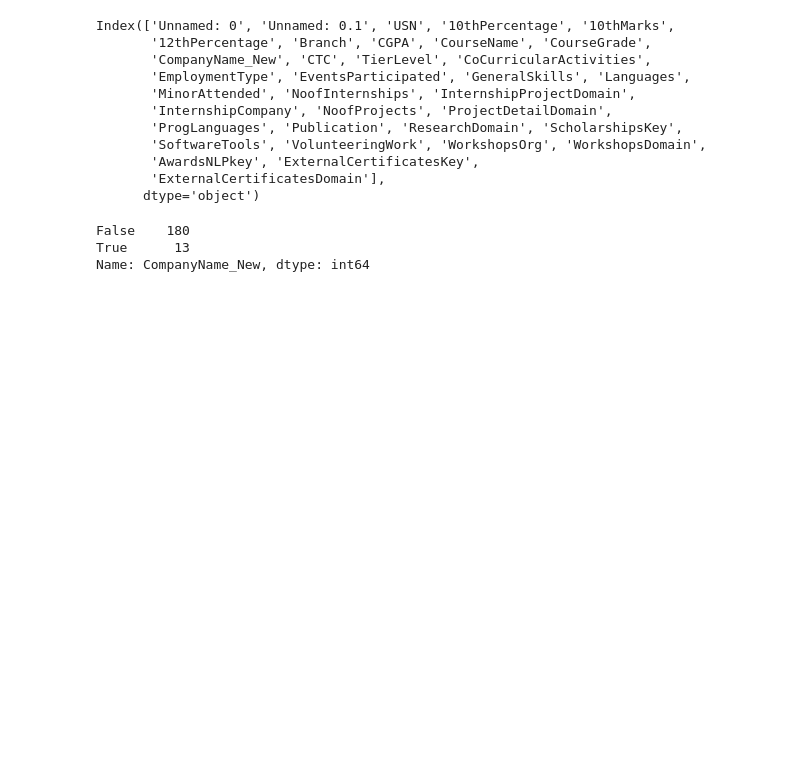
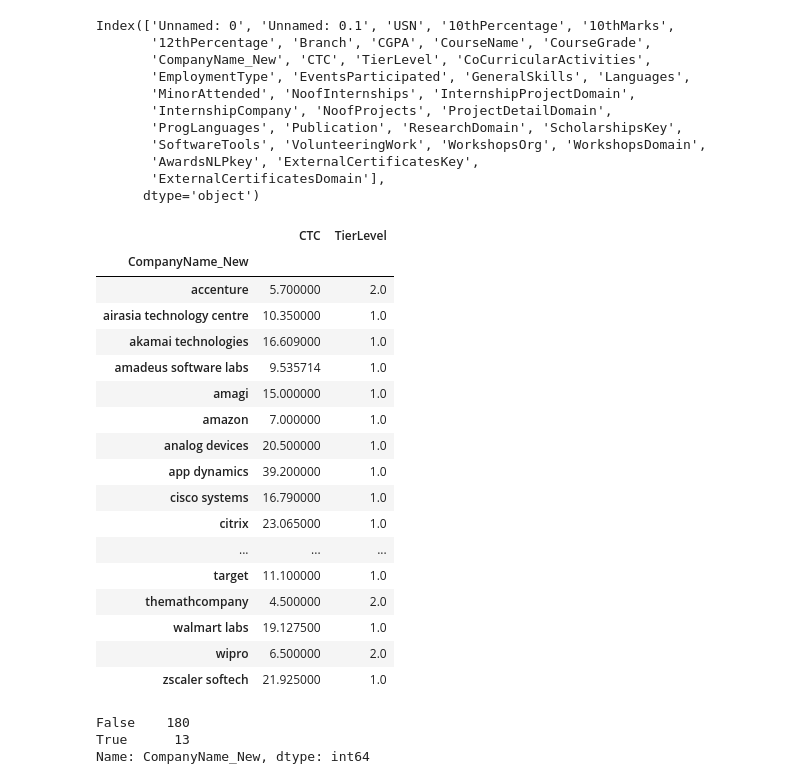
Before and after one commit to Diya1999/Skill-Recommender-System, a Jupyter notebook: Merging Datasets/Company2CoursesPreprocessing.ipynb, the cells around one changed output. Cells and saved outputs as stored; diff of their text form; code cells hidden in the pictures; blank space fills up the shorter version.

```diff
--- a/Merging Datasets/Company2CoursesPreprocessing.ipynb
+++ b/Merging Datasets/Company2CoursesPreprocessing.ipynb
@@ -25,6 +27,39 @@ Index(['Unnamed: 0', 'Unnamed: 0.1', 'USN', '10thPercentage', '10thMarks',
       dtype='object')
 # %%
 df_courses = df[['CompanyName_New','CourseName','CourseGrade']]
+# %%
+df_companyDet = df[['CompanyName_New','CTC','TierLevel']]
+df_companyDet = df_companyDet[df_companyDet['CompanyName_New'].notna()]
+df_companyDet = df_companyDet.fillna(0)
+#df_companyDet['CTC_avg'] = df_companyDet.groupby(['CompanyName_New'])['CTC'].apply(lambda x : x.mean())
+#df_companyDet.groupby(['CompanyName_New'])['TierLevel']
+df_ctc = df_companyDet.groupby('CompanyName_New')['CTC'].apply(lambda x : x.astype(float)[x!=0].mean()).to_frame()
+df_tier = df_companyDet.groupby('CompanyName_New')['TierLevel'].apply(lambda x :x.astype(float)[x!=0].mean()).to_frame()
+df_ctc.fillna(0,inplace =True)
+df_tier.fillna(0,inplace = True)
+df_tier = df_tier.apply(np.floor)
+# %%
+df_company_det = pd.concat([df_ctc, df_tier], axis=1)
+df_company_det
+# %% [output]
+|  | CTC | TierLevel |
+| CompanyName_New |  |  |
+| accenture | 5.700000 | 2.0 |
+| airasia technology centre | 10.350000 | 1.0 |
+| akamai technologies | 16.609000 | 1.0 |
+| amadeus software labs | 9.535714 | 1.0 |
+| amagi | 15.000000 | 1.0 |
+| amazon | 7.000000 | 1.0 |
+| analog devices | 20.500000 | 1.0 |
+| app dynamics | 39.200000 | 1.0 |
+| cisco systems | 16.790000 | 1.0 |
+| citrix | 23.065000 | 1.0 |
+| ... | ... | ... |
+| target | 11.100000 | 1.0 |
+| themathcompany | 4.500000 | 2.0 |
+| walmart labs | 19.127500 | 1.0 |
+| wipro | 6.500000 | 2.0 |
+| zscaler softech | 21.925000 | 1.0 |
 # %%
 df_courses.CompanyName_New.isnull().value_counts()
 # %% [output]
```
Also changed, not shown: parts of 19 cells of this notebook.
